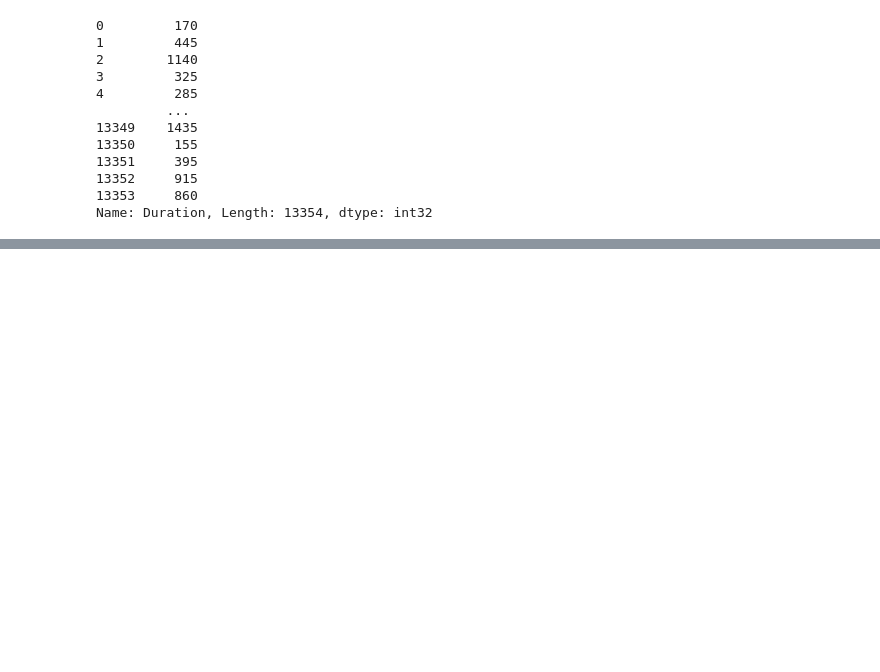
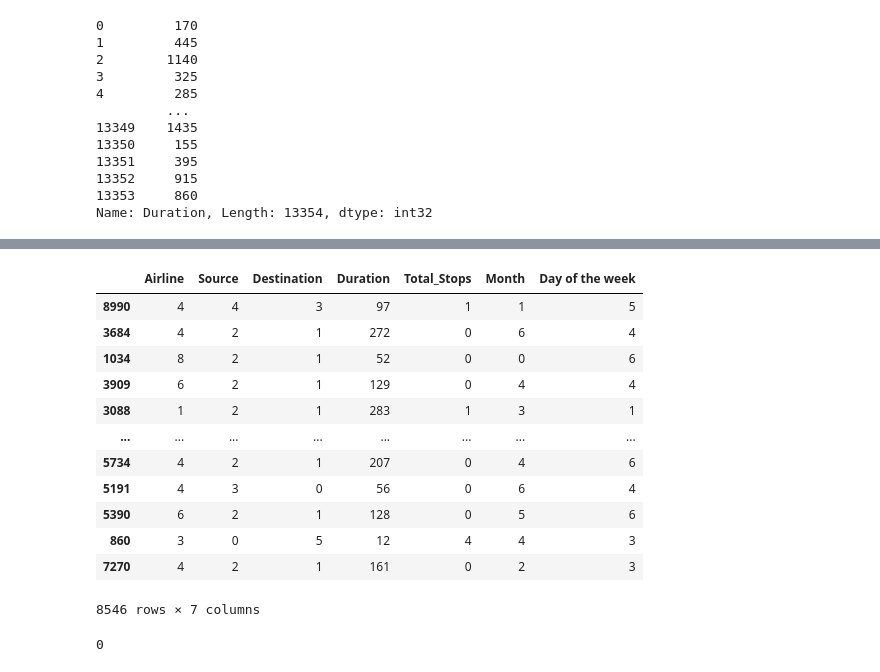
Before and after one commit to KennethAgbo/Flight-Prediction-Project, a Jupyter notebook: Flight Prediction Project.ipynb, the cells around one changed output, grey strips where cells are left out. Drawn from its saved outputs; the diff is of its cells as text; code cells hidden in the pictures; blank space fills up the shorter version.

```diff
--- a/Flight Prediction Project.ipynb
+++ b/Flight Prediction Project.ipynb
@@ -406,0 +341,5 @@ dtype: int64
+# %%
+training=df2[: Data_Train_len]
+# %%
+X = training.copy()
+y = X.pop('Price')
@@ -406,0 +361,33 @@ dtype: int64
+# %%
+from sklearn.preprocessing import LabelEncoder
+le = LabelEncoder()
+X['Airline'] = le.fit_transform(X['Airline'])
+X['Source'] = le.fit_transform(X['Source'])
+X['Destination'] = le.fit_transform(X['Destination'])
+X['Duration'] = le.fit_transform(X['Duration'])
+X['Total_Stops'] = le.fit_transform(X['Total_Stops'])
+X['Month'] = le.fit_transform(X['Month'])
+X['Day of the week'] = le.fit_transform(X['Day of the week'])
+# %%
+from sklearn.model_selection import train_test_split
+x_train,x_val, y_train, y_val = train_test_split(X,y, test_size= 0.2, random_state= 42)
+# %%
+x_train
+# %% [output]
+|  | Airline | Source | Destination | Duration | Total_Stops | Month | Day of the week |
+| 8990 | 4 | 4 | 3 | 97 | 1 | 1 | 5 |
+| 3684 | 4 | 2 | 1 | 272 | 0 | 6 | 4 |
+| 1034 | 8 | 2 | 1 | 52 | 0 | 0 | 6 |
+| 3909 | 6 | 2 | 1 | 129 | 0 | 4 | 4 |
+| 3088 | 1 | 2 | 1 | 283 | 1 | 3 | 1 |
+| ... | ... | ... | ... | ... | ... | ... | ... |
+| 5734 | 4 | 2 | 1 | 207 | 0 | 4 | 6 |
+| 5191 | 4 | 3 | 0 | 56 | 0 | 6 | 4 |
+| 5390 | 6 | 2 | 1 | 128 | 0 | 5 | 6 |
+| 860 | 3 | 0 | 5 | 12 | 4 | 4 | 3 |
+| 7270 | 4 | 2 | 1 | 161 | 0 | 2 | 3 |
+8546 rows × 7 columns
+# %%
+y_train.isna().sum()
+# %% [output]
+0
```
Also changed, not shown: parts of 30 cells of this notebook.
